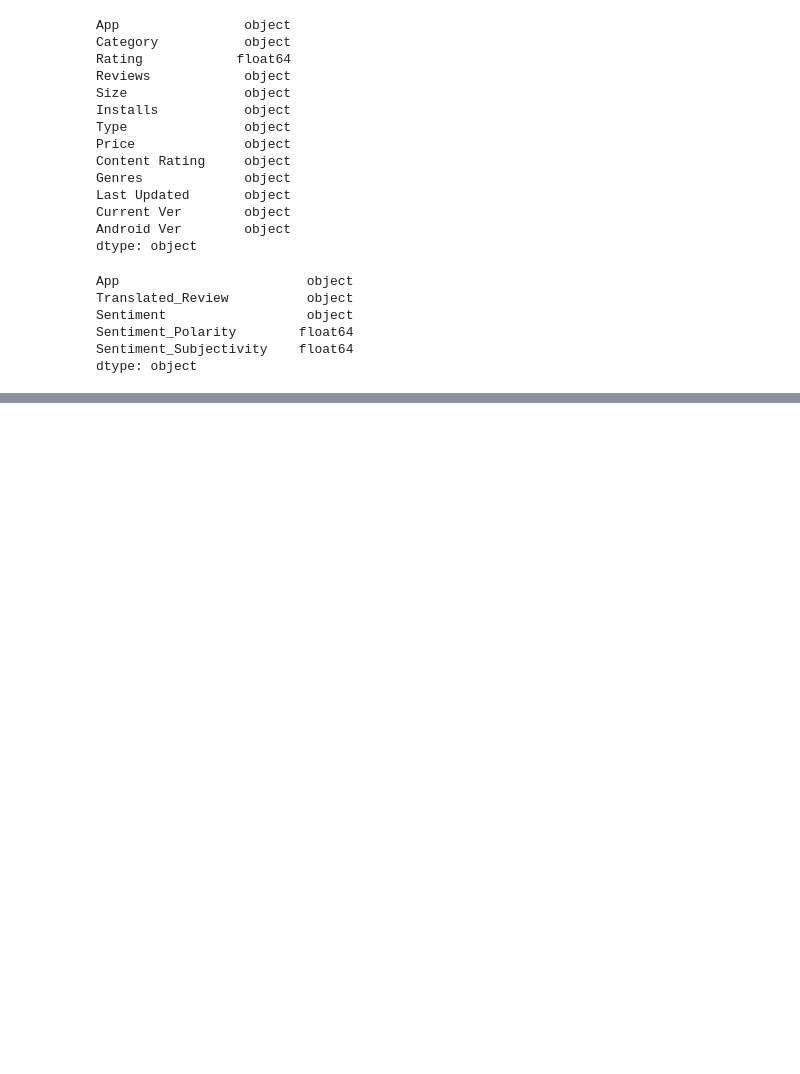
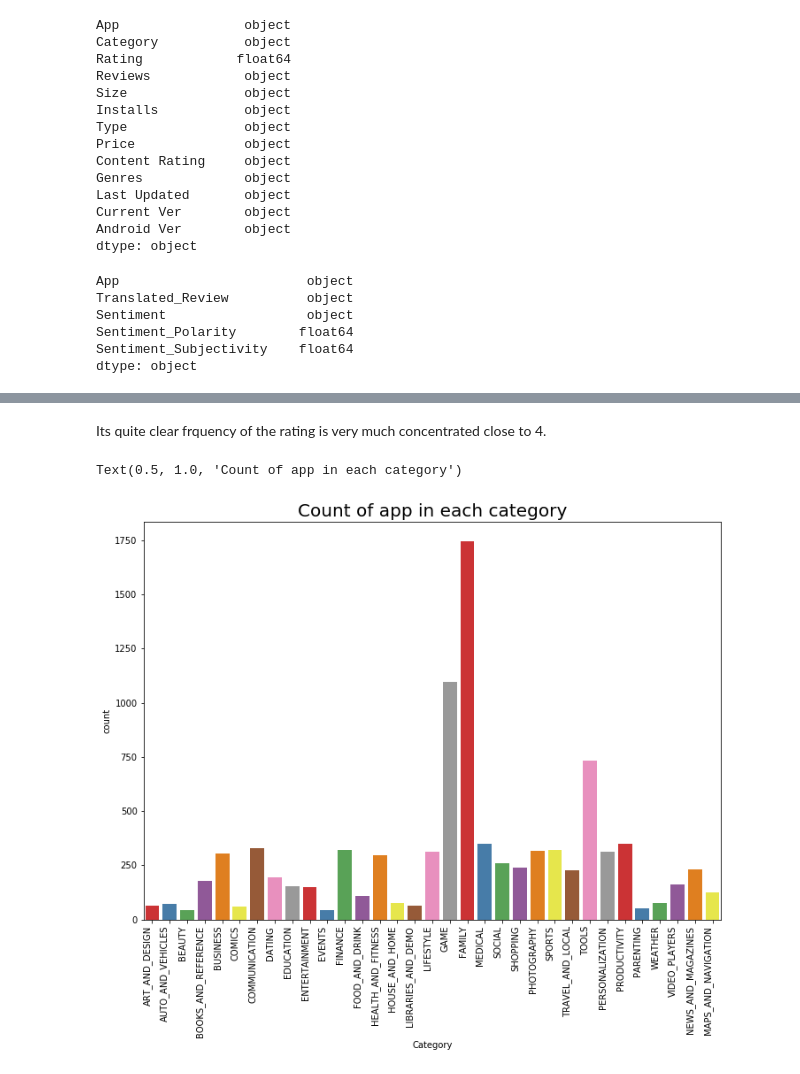
Before and after one commit to HarshalGiri/Google-Play-Store-Apps-Analysis, a Jupyter notebook: Google Play Store Ratings Analysis.ipynb, the cells around one changed output, grey strips where cells are left out. Cells and saved outputs as stored; diff of their text form; code cells hidden in the pictures; blank space fills up the shorter version.

```diff
--- a/Google Play Store Ratings Analysis.ipynb
+++ b/Google Play Store Ratings Analysis.ipynb
@@ -60,0 +167,10 @@ dtype: object
+# %% [markdown]
+Its quite clear frquency of the rating is very much concentrated close to 4.
+# %%
+g = sns.countplot(x="Category",data=googleplaystore, palette = "Set1")
+g.set_xticklabels(g.get_xticklabels(), rotation=90, ha="right")
+g
+plt.title('Count of app in each category',size = 20)
+# %% [output]
+Text(0.5, 1.0, 'Count of app in each category')
+[figure, added]
```
Also changed, not shown: parts of 80 cells of this notebook, 1 other file.
